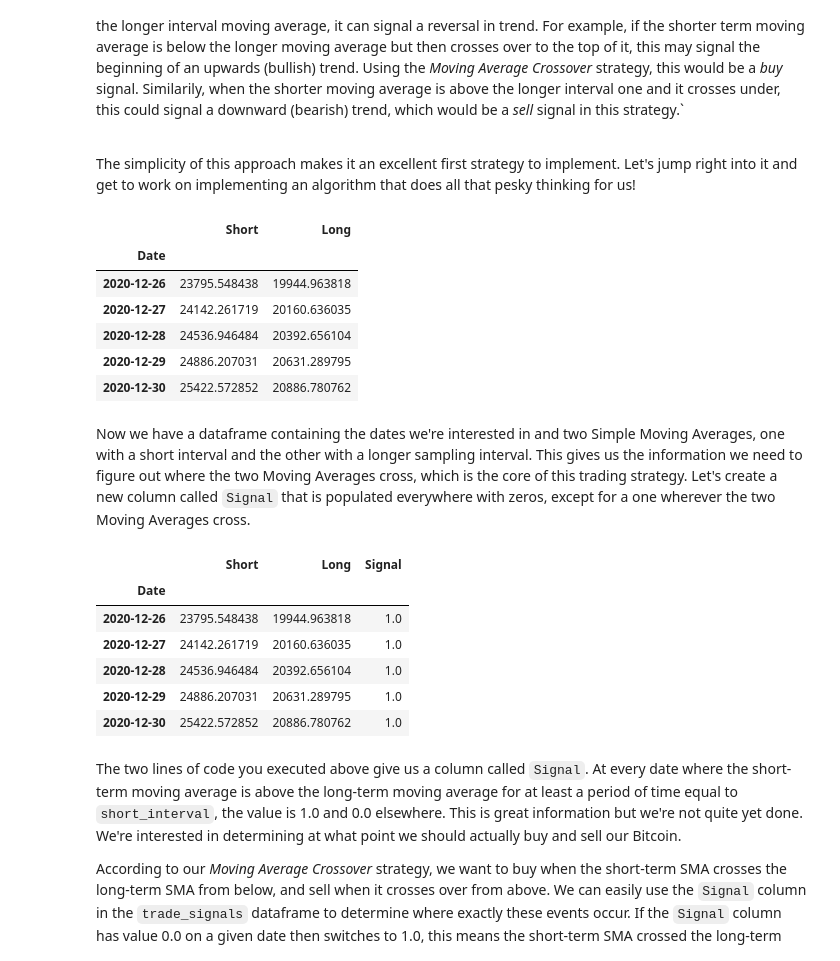
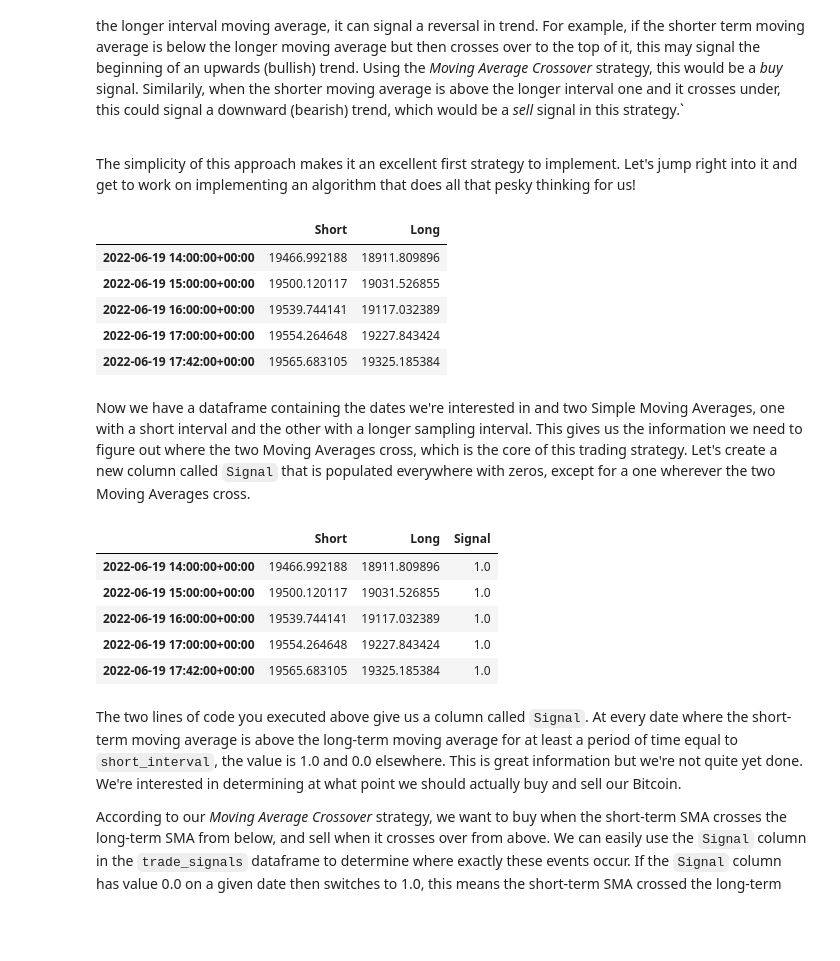
Before and after one commit to mashateayoub/GPXX0PICEN, a Jupyter notebook: doc/CryptoTradingAlgo.ipynb, the cells around one changed output. Cells and saved outputs as stored; diff of their text form; code cells hidden in the pictures; blank space fills up the shorter version.

```diff
--- a/doc/CryptoTradingAlgo.ipynb
+++ b/doc/CryptoTradingAlgo.ipynb
@@ -57,7 +57,7 @@ from matplotlib.dates import DateFormatter
 The yfinance library has a built-in method for retrieving historical market data. Let's use this to get the exchange rate of Bitcoin to US Dollars over the year of 2020. We use the `download()` method, passing in the ticker we're interested in ("BTC-USD"), the start and end dates, and the time interval between datapoints. Let's use a 1 day interval.
 # %%
 # Retrieve two weeks of Bitcoin to USD exchange rates with a 1 hour interval and save the dataframe to a variable.
-BTC_USD = yf.download("BTC-USD", start='2020-01-01', end='2020-12-31', interval='1d')
+BTC_USD = yf.download("BTC-USD", period="1mo", interval='1h')  # Download the last 3months worht of data for the ticker
 BTC_USD.to_csv('BTC_USD_2020-01-01_2020-12-31.csv')
 # %% [output]
 [*********************100%***********************]  1 of 1 completed
@@ -235,24 +233,23 @@ The simplicity of this approach makes it an excellent first strategy to implemen
 # %%
 # Create a pandas dataframe that is the same size as the BTC_USD dataframe and covers the same dates
 trade_signals = pd.DataFrame(index=BTC_USD.index)
 
 # Define the intervals for the Fast and Slow Simple Moving Averages (in days)
-short_interval = 10
-long_interval = 40
+short_interval = 4
+long_interval = 12
 
 # Compute the Simple Moving Averages and add it to the dateframe as new columns
 trade_signals['Short'] = BTC_USD['Close'].rolling(window=short_interval, min_periods=1).mean()
 trade_signals['Long'] = BTC_USD['Close'].rolling(window=long_interval, min_periods=1).mean()
 
 trade_signals.tail()
 # %% [output]
 |  | Short | Long |
-| Date |  |  |
-| 2020-12-26 | 23795.548438 | 19944.963818 |
-| 2020-12-27 | 24142.261719 | 20160.636035 |
-| 2020-12-28 | 24536.946484 | 20392.656104 |
-| 2020-12-29 | 24886.207031 | 20631.289795 |
-| 2020-12-30 | 25422.572852 | 20886.780762 |
+| 2022-06-19 14:00:00+00:00 | 19466.992188 | 18911.809896 |
+| 2022-06-19 15:00:00+00:00 | 19500.120117 | 19031.526855 |
+| 2022-06-19 16:00:00+00:00 | 19539.744141 | 19117.032389 |
+| 2022-06-19 17:00:00+00:00 | 19554.264648 | 19227.843424 |
+| 2022-06-19 17:42:00+00:00 | 19565.683105 | 19325.185384 |
 # %% [markdown]
 Now we have a dataframe containing the dates we're interested in and two Simple Moving Averages, one with a short interval and the other with a longer sampling interval. This gives us the information we need to figure out where the two Moving Averages cross, which is the core of this trading strategy. Let's create a new column called `Signal` that is populated everywhere with zeros, except for a one wherever the two Moving Averages cross.
 # %%
@@ -265,12 +262,11 @@ trade_signals['Signal'] = np.where(trade_signals['Short'] > trade_signals['Long'
 trade_signals.tail()
 # %% [output]
 |  | Short | Long | Signal |
-| Date |  |  |  |
-| 2020-12-26 | 23795.548438 | 19944.963818 | 1.0 |
-| 2020-12-27 | 24142.261719 | 20160.636035 | 1.0 |
-| 2020-12-28 | 24536.946484 | 20392.656104 | 1.0 |
-| 2020-12-29 | 24886.207031 | 20631.289795 | 1.0 |
-| 2020-12-30 | 25422.572852 | 20886.780762 | 1.0 |
+| 2022-06-19 14:00:00+00:00 | 19466.992188 | 18911.809896 | 1.0 |
+| 2022-06-19 15:00:00+00:00 | 19500.120117 | 19031.526855 | 1.0 |
+| 2022-06-19 16:00:00+00:00 | 19539.744141 | 19117.032389 | 1.0 |
+| 2022-06-19 17:00:00+00:00 | 19554.264648 | 19227.843424 | 1.0 |
+| 2022-06-19 17:42:00+00:00 | 19565.683105 | 19325.185384 | 1.0 |
 # %% [markdown]
 The two lines of code you executed above give us a column called `Signal`. At every date where the short-term moving average is above the long-term moving average for at least a period of time equal to `short_interval`, the value is 1.0 and 0.0 elsewhere. This is great information but we're not quite yet done. We're interested in determining at what point we should actually buy and sell our Bitcoin.
 
```
Also changed, not shown: parts of 9 cells of this notebook, 2 other files.
